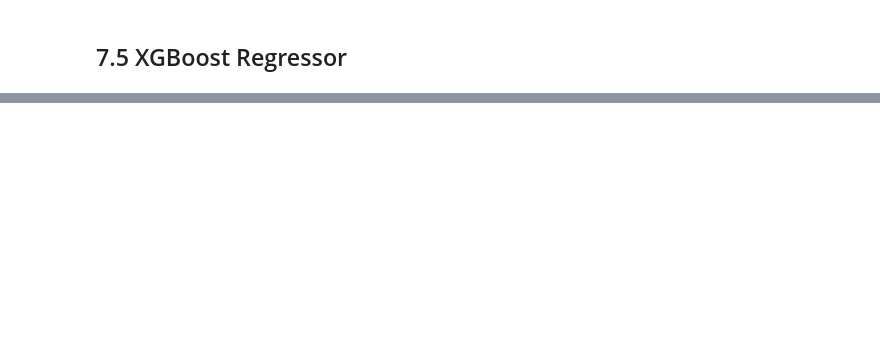
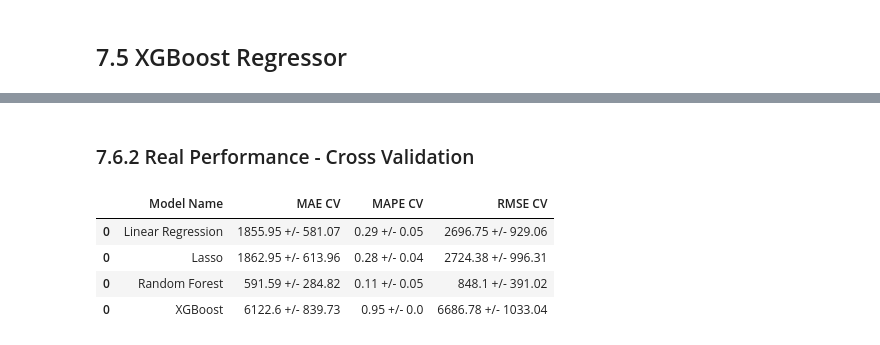
Before and after one commit to victor-vilela/rossman_store_sales, a Jupyter notebook: m07_v01_store_sales_prediction.ipynb, the cells around one changed output, grey strips where cells are left out. Saved outputs shown, nothing was run; the diff lists cells and outputs as text; code cells hidden in the pictures; blank space fills up the shorter version.

Commit message:
training and validation ML

```diff
--- a/m07_v01_store_sales_prediction.ipynb
+++ b/m07_v01_store_sales_prediction.ipynb
@@ -1024,0 +1076,3 @@ lr_result
+# %%
+lr_result_cv = cross_validation( x_training, 5, 'Linear Regression', lr )
+lr_result_cv
@@ -1039,0 +1099,3 @@ lrr_result
+# %%
+lrr_result_cv = cross_validation( x_training, 5, 'Lasso', lrr )
+lrr_result_cv
@@ -1051,0 +1122,3 @@ rf_result
+# %%
+rf_result_cv = cross_validation( x_training, 5, 'Random Forest', rf, verbose=True )
+rf_result_cv
@@ -1068,0 +1159,3 @@ model_xgb_result
+# %%
+xgb_result_cv = cross_validation( x_training, 5, 'XGBoost', model_xgb, verbose=True )
+xgb_result_cv
@@ -1068,0 +1188,11 @@ model_xgb_result
+# %% [markdown]
+### 7.6.2 Real Performance - Cross Validation
+# %%
+modelling_result_cv = pd.concat( [ lr_result_cv, lrr_result_cv, rf_result_cv, xgb_result_cv] )
+modelling_result_cv
+# %% [output]
+|  | Model Name | MAE CV | MAPE CV | RMSE CV |
+| 0 | Linear Regression | 1855.95 +/- 581.07 | 0.29 +/- 0.05 | 2696.75 +/- 929.06 |
+| 0 | Lasso | 1862.95 +/- 613.96 | 0.28 +/- 0.04 | 2724.38 +/- 996.31 |
+| 0 | Random Forest | 591.59 +/- 284.82 | 0.11 +/- 0.05 | 848.1 +/- 391.02 |
+| 0 | XGBoost | 6122.6 +/- 839.73 | 0.95 +/- 0.0 | 6686.78 +/- 1033.04 |
```
Also changed, not shown: parts of 19 cells of this notebook.
